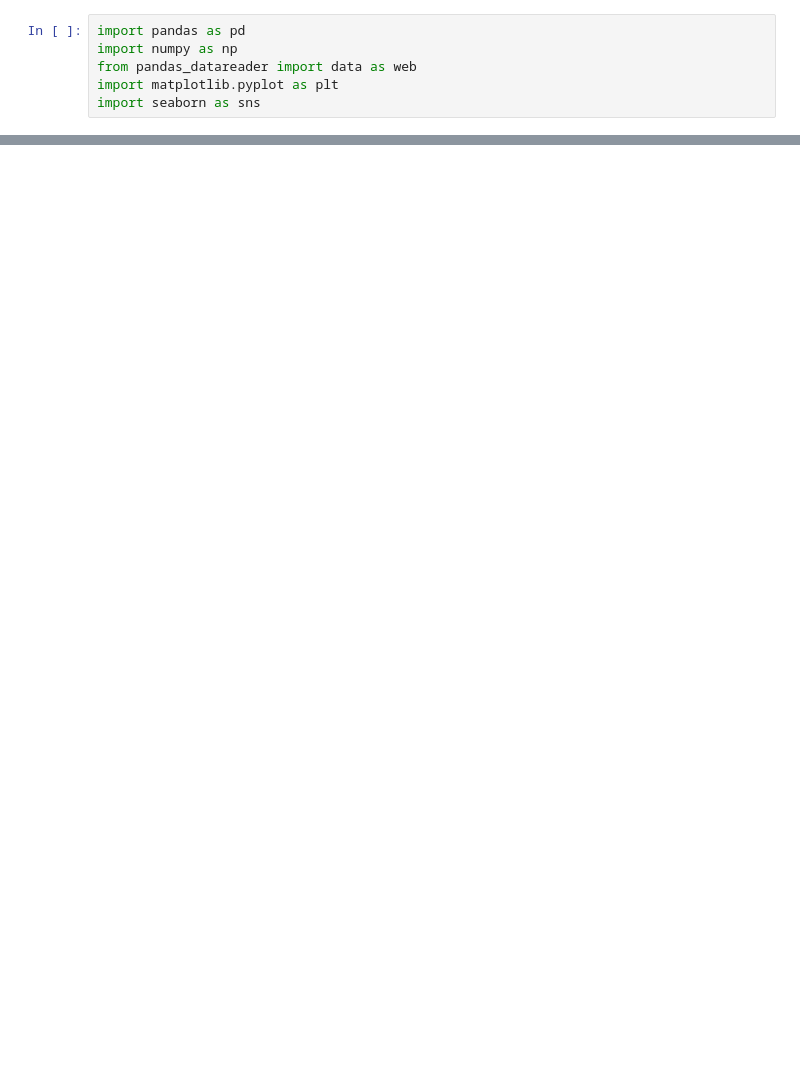
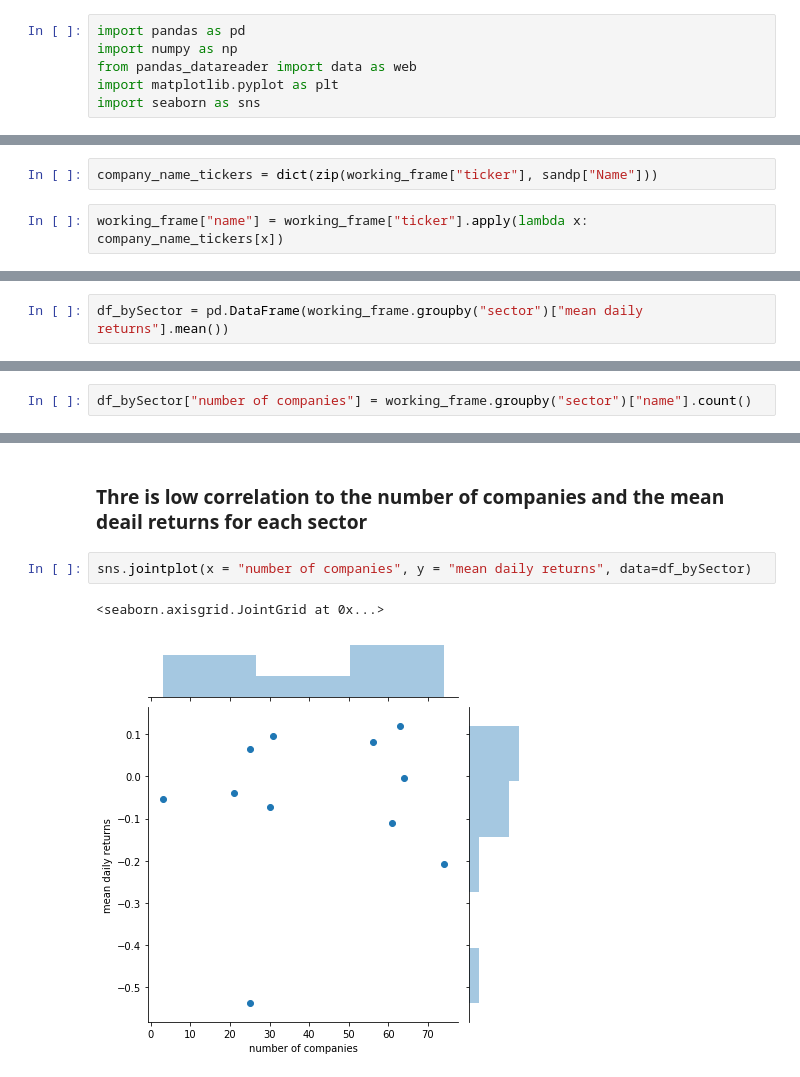
Before and after one commit to Berkat0789/Portfolio, a Jupyter notebook: Finance/Securities Recommendation System/Stock Recommendation System.ipynb, the cells around one changed output, grey strips where cells are left out. Saved outputs shown, nothing was run; the diff lists cells and outputs as text; blank space fills up the shorter version.

```diff
--- a/Finance/Securities Recommendation System/Stock Recommendation System.ipynb
+++ b/Finance/Securities Recommendation System/Stock Recommendation System.ipynb
@@ -24,0 +214,4 @@ KeyError: 'Date'
+# %%
+company_name_tickers = dict(zip(working_frame["ticker"], sandp["Name"]))
+# %%
+working_frame["name"] = working_frame["ticker"].apply(lambda x: company_name_tickers[x])
@@ -24,0 +252,2 @@ KeyError: 'Date'
+# %%
+df_bySector = pd.DataFrame(working_frame.groupby("sector")["mean daily returns"].mean())
@@ -24,0 +264,2 @@ KeyError: 'Date'
+# %%
+df_bySector["number of companies"] = working_frame.groupby("sector")["name"].count()
@@ -24,0 +282,7 @@ KeyError: 'Date'
+# %% [markdown]
+### Thre is low correlation to the number of companies and the mean deail returns for each sector
+# %%
+sns.jointplot(x = "number of companies", y = "mean daily returns", data=df_bySector)
+# %% [output]
+<seaborn.axisgrid.JointGrid at 0x...>
+[figure, added]
```
Also changed, not shown: parts of 72 cells of this notebook, 5 other files.
